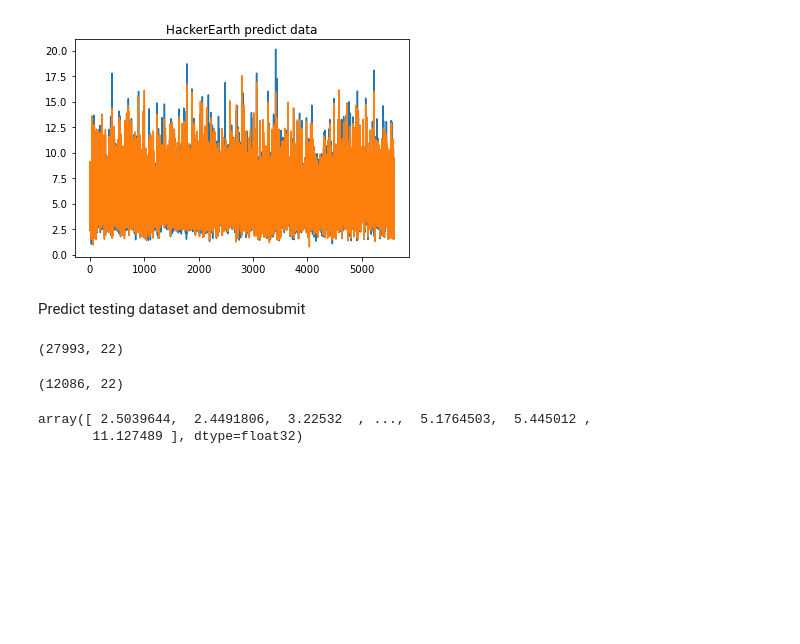
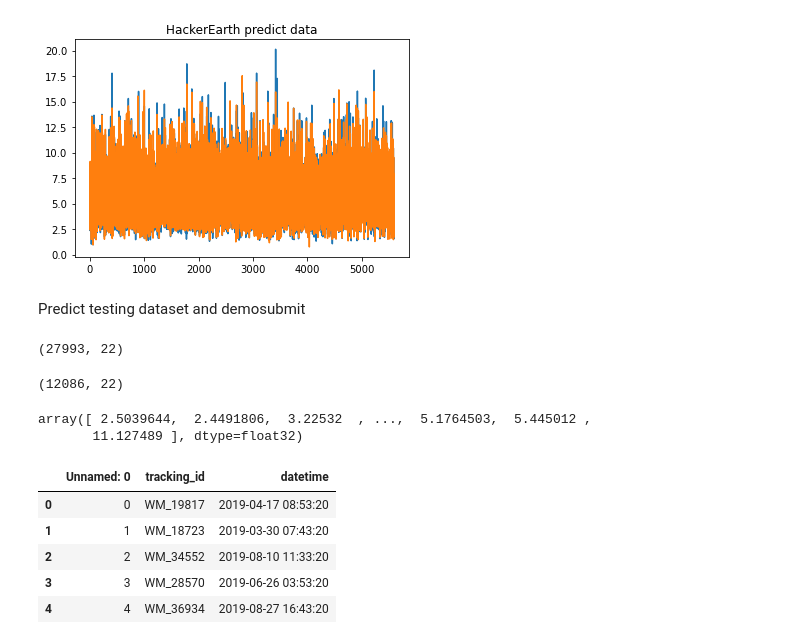
Before and after one commit to PTson2207/Engineer-Selection, a Jupyter notebook: model.ipynb, the cells around one changed output. Cells and saved outputs as stored; diff of their text form; code cells hidden in the pictures; blank space fills up the shorter version.

```diff
--- a/model.ipynb
+++ b/model.ipynb
@@ -67,3 +67,13 @@ test_pred
 # %% [output]
 array([ 2.5039644,  2.4491806,  3.22532  , ...,  5.1764503,  5.445012 ,
        11.127489 ], dtype=float32)
+# %%
+sub = pd.read_csv("Data/power-data/save_data/sub_pre.csv")
+sub.head()
+# %% [output]
+|  | Unnamed: 0 | tracking_id | datetime |
+| 0 | 0 | WM_19817 | 2019-04-17 08:53:20 |
+| 1 | 1 | WM_18723 | 2019-03-30 07:43:20 |
+| 2 | 2 | WM_34552 | 2019-08-10 11:33:20 |
+| 3 | 3 | WM_28570 | 2019-06-26 03:53:20 |
+| 4 | 4 | WM_36934 | 2019-08-27 16:43:20 |
```
Also changed, not shown: parts of 4 cells of this notebook, 3 other files.
